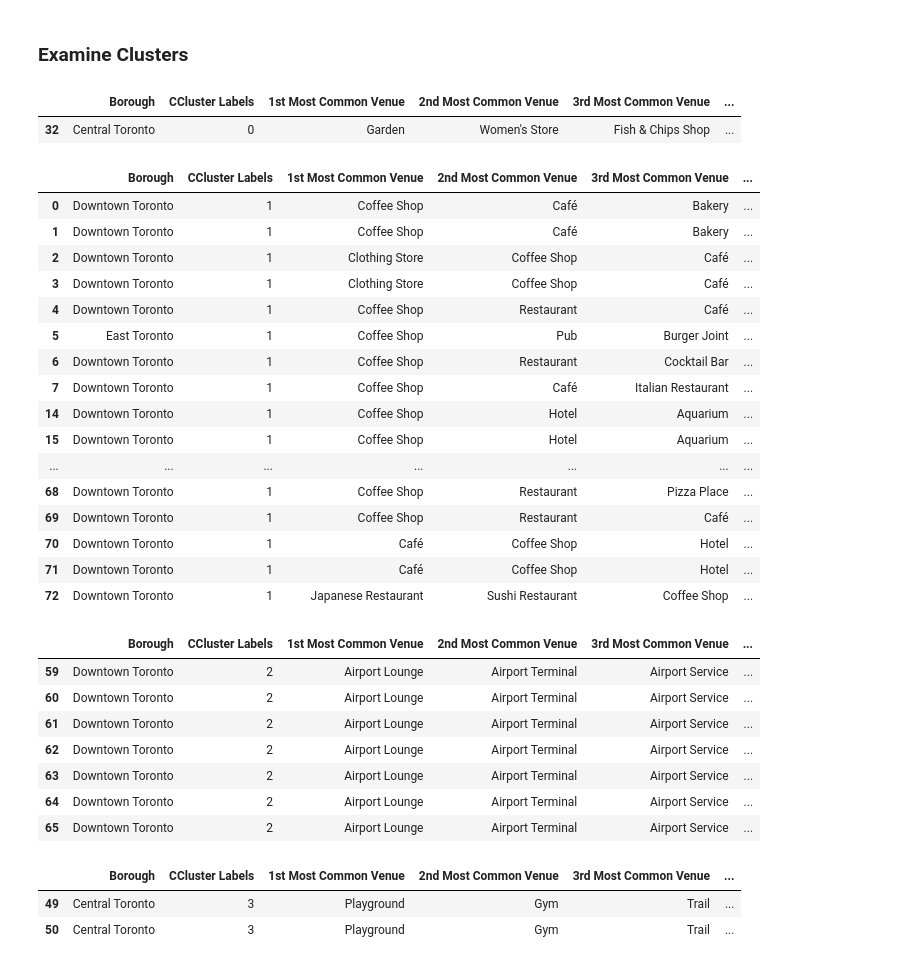
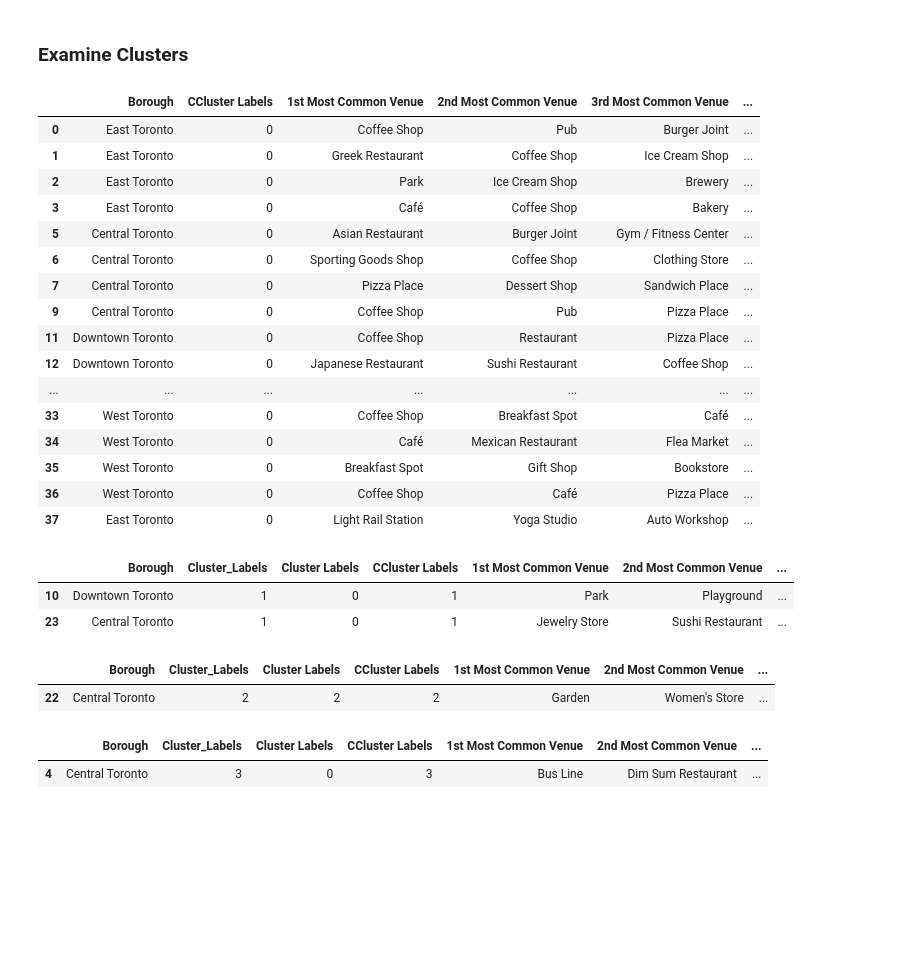
Before and after one commit to Ryedla/Clustering-the-Toronto-City, a Jupyter notebook: Exploring & Clustering neighborhoods in Toronto.ipynb, the cells around one changed output. Drawn from its saved outputs; the diff is of its cells as text; code cells hidden in the pictures; blank space fills up the shorter version.

Commit message:
Cluster Iterations

```diff
--- a/Exploring & Clustering neighborhoods in Toronto.ipynb
+++ b/Exploring & Clustering neighborhoods in Toronto.ipynb
@@ -425,7 +424,7 @@ plt.show()
 ### Clustering Neighborhoods
 # %%
 # set number of clusters
-kclusters = 6
+kclusters = 5
 
 # run k-means clustering
 kmeans = KMeans(n_clusters=kclusters, random_state=0).fit(Toronto_grouped_clustering)
@@ -437,6 +436,6 @@ array([4, 2, 1, 4, 4, 2, 1, 1, 4, 4], dtype=int32)
 # %%
 # add clustering labels
-neighborhoods_venues_sorted.insert(0, 'CCluster Labels', kmeans.labels_)
+neighborhoods_venues_sorted.insert(0, 'Cluster_Labels', kmeans.labels_)
 
 Toronto_merged = neighborhoods1
 
@@ -481,49 +480,43 @@ map_clusters
 ### Examine Clusters
 # %%
 # Cluster 1
-Toronto_merged.loc[Toronto_merged['CCluster Labels'] == 0, Toronto_merged.columns[[1] + list(range(5, Toronto_merged.shape[1]))]]
+Toronto_merged.loc[Toronto_merged['Cluster_Labels'] == 0, Toronto_merged.columns[[1] + list(range(5, Toronto_merged.shape[1]))]]
 # %% [output]
 |  | Borough | CCluster Labels | 1st Most Common Venue | 2nd Most Common Venue | 3rd Most Common Venue | ... |
-| 32 | Central Toronto | 0 | Garden | Women's Store | Fish & Chips Shop | ... |
+| 0 | East Toronto | 0 | Coffee Shop | Pub | Burger Joint | ... |
+| 1 | East Toronto | 0 | Greek Restaurant | Coffee Shop | Ice Cream Shop | ... |
+| 2 | East Toronto | 0 | Park | Ice Cream Shop | Brewery | ... |
+| 3 | East Toronto | 0 | Café | Coffee Shop | Bakery | ... |
+| 5 | Central Toronto | 0 | Asian Restaurant | Burger Joint | Gym / Fitness Center | ... |
+| 6 | Central Toronto | 0 | Sporting Goods Shop | Coffee Shop | Clothing Store | ... |
+| 7 | Central Toronto | 0 | Pizza Place | Dessert Shop | Sandwich Place | ... |
+| 9 | Central Toronto | 0 | Coffee Shop | Pub | Pizza Place | ... |
+| 11 | Downtown Toronto | 0 | Coffee Shop | Restaurant | Pizza Place | ... |
+| 12 | Downtown Toronto | 0 | Japanese Restaurant | Sushi Restaurant | Coffee Shop | ... |
+| ... | ... | ... | ... | ... | ... | ... |
+| 33 | West Toronto | 0 | Coffee Shop | Breakfast Spot | Café | ... |
+| 34 | West Toronto | 0 | Café | Mexican Restaurant | Flea Market | ... |
+| 35 | West Toronto | 0 | Breakfast Spot | Gift Shop | Bookstore | ... |
+| 36 | West Toronto | 0 | Coffee Shop | Café | Pizza Place | ... |
+| 37 | East Toronto | 0 | Light Rail Station | Yoga Studio | Auto Workshop | ... |
 # %%
 # Cluser 2
-Toronto_merged.loc[Toronto_merged['CCluster Labels'] == 1, Toronto_merged.columns[[1] + list(range(5, Toronto_merged.shape[1]))]]
+Toronto_merged.loc[Toronto_merged['Cluster_Labels'] == 1, Toronto_merged.columns[[1] + list(range(5, Toronto_merged.shape[1]))]]
 # %% [output]
-|  | Borough | CCluster Labels | 1st Most Common Venue | 2nd Most Common Venue | 3rd Most Common Venue | ... |
-| 0 | Downtown Toronto | 1 | Coffee Shop | Café | Bakery | ... |
-| 1 | Downtown Toronto | 1 | Coffee Shop | Café | Bakery | ... |
-| 2 | Downtown Toronto | 1 | Clothing Store | Coffee Shop | Café | ... |
-| 3 | Downtown Toronto | 1 | Clothing Store | Coffee Shop | Café | ... |
-| 4 | Downtown Toronto | 1 | Coffee Shop | Restaurant | Café | ... |
-| 5 | East Toronto | 1 | Coffee Shop | Pub | Burger Joint | ... |
-| 6 | Downtown Toronto | 1 | Coffee Shop | Restaurant | Cocktail Bar | ... |
-| 7 | Downtown Toronto | 1 | Coffee Shop | Café | Italian Restaurant | ... |
-| 14 | Downtown Toronto | 1 | Coffee Shop | Hotel | Aquarium | ... |
-| 15 | Downtown Toronto | 1 | Coffee Shop | Hotel | Aquarium | ... |
-| ... | ... | ... | ... | ... | ... | ... |
-| 68 | Downtown Toronto | 1 | Coffee Shop | Restaurant | Pizza Place | ... |
-| 69 | Downtown Toronto | 1 | Coffee Shop | Restaurant | Café | ... |
-| 70 | Downtown Toronto | 1 | Café | Coffee Shop | Hotel | ... |
-| 71 | Downtown Toronto | 1 | Café | Coffee Shop | Hotel | ... |
-| 72 | Downtown Toronto | 1 | Japanese Restaurant | Sushi Restaurant | Coffee Shop | ... |
+|  | Borough | Cluster_Labels | Cluster Labels | CCluster Labels | 1st Most Common Venue | 2nd Most Common Venue | ... |
+| 10 | Downtown Toronto | 1 | 0 | 1 | Park | Playground | ... |
+| 23 | Central Toronto | 1 | 0 | 1 | Jewelry Store | Sushi Restaurant | ... |
 # %%
 # Cluster 3
-Toronto_merged.loc[Toronto_merged['CCluster Labels'] == 2, Toronto_merged.columns[[1] + list(range(5, Toronto_merged.shape[1]))]]
+Toronto_merged.loc[Toronto_merged['Cluster_Labels'] == 2, Toronto_merged.columns[[1] + list(range(5, Toronto_merged.shape[1]))]]
 # %% [output]
-|  | Borough | CCluster Labels | 1st Most Common Venue | 2nd Most Common Venue | 3rd Most Common Venue | ... |
-| 59 | Downtown Toronto | 2 | Airport Lounge | Airport Terminal | Airport Service | ... |
-| 60 | Downtown Toronto | 2 | Airport Lounge | Airport Terminal | Airport Service | ... |
-| 61 | Downtown Toronto | 2 | Airport Lounge | Airport Terminal | Airport Service | ... |
-| 62 | Downtown Toronto | 2 | Airport Lounge | Airport Terminal | Airport Service | ... |
-| 63 | Downtown Toronto | 2 | Airport Lounge | Airport Terminal | Airport Service | ... |
-| 64 | Downtown Toronto | 2 | Airport Lounge | Airport Terminal | Airport Service | ... |
-| 65 | Downtown Toronto | 2 | Airport Lounge | Airport Terminal | Airport Service | ... |
+|  | Borough | Cluster_Labels | Cluster Labels | CCluster Labels | 1st Most Common Venue | 2nd Most Common Venue | ... |
+| 22 | Central Toronto | 2 | 2 | 2 | Garden | Women's Store | ... |
 # %%
 #Cluser 4
-Toronto_merged.loc[Toronto_merged['CCluster Labels'] == 3, Toronto_merged.columns[[1] + list(range(5, Toronto_merged.shape[1]))]]
+Toronto_merged.loc[Toronto_merged['Cluster_Labels'] == 3, Toronto_merged.columns[[1] + list(range(5, Toronto_merged.shape[1]))]]
 # %% [output]
-|  | Borough | CCluster Labels | 1st Most Common Venue | 2nd Most Common Venue | 3rd Most Common Venue | ... |
-| 49 | Central Toronto | 3 | Playground | Gym | Trail | ... |
-| 50 | Central Toronto | 3 | Playground | Gym | Trail | ... |
+|  | Borough | Cluster_Labels | Cluster Labels | CCluster Labels | 1st Most Common Venue | 2nd Most Common Venue | ... |
+| 4 | Central Toronto | 3 | 0 | 3 | Bus Line | Dim Sum Restaurant | ... |
 # %%
 # Cluster 5
```
Also changed, not shown: parts of 20 cells of this notebook.
